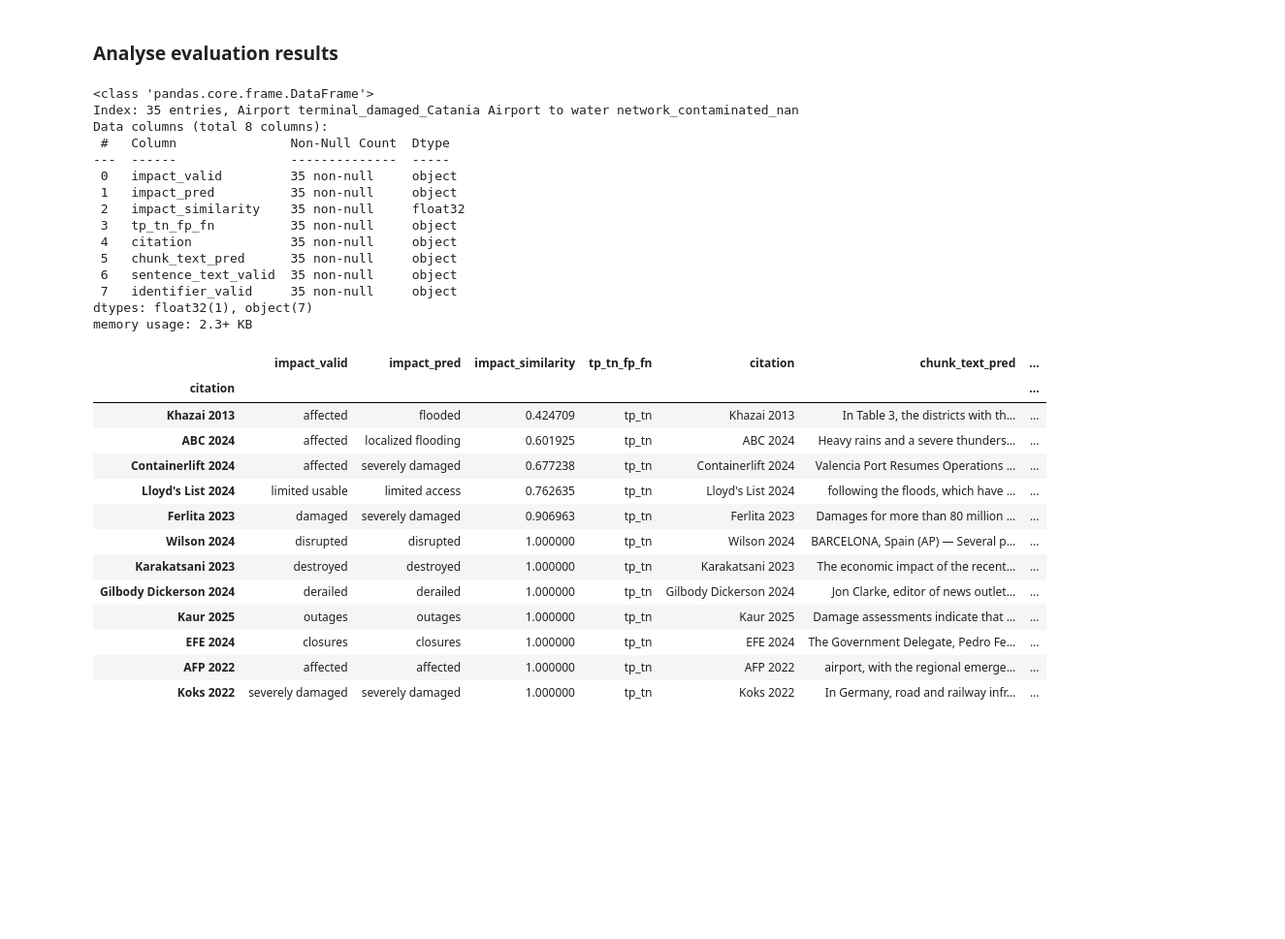
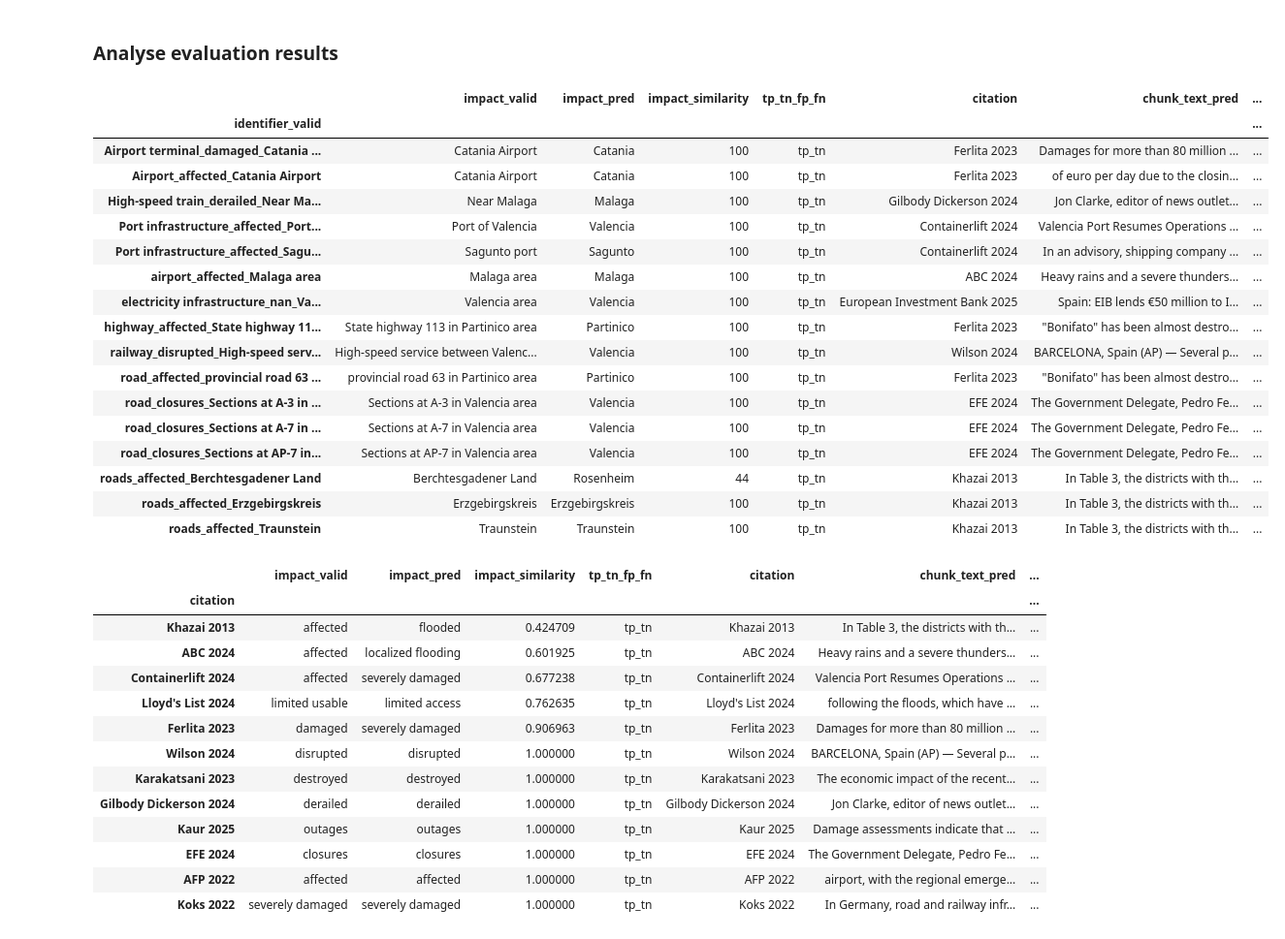
Before and after one commit to SWN-group-at-TU-Berlin/CI-impacts-information-retrieval, a Jupyter notebook: notebooks/llm_evaluation.ipynb, the cells around one changed output. Shown at 97% size. Saved outputs shown, nothing was run; the diff lists cells and outputs as text; code cells hidden in the pictures; blank space fills up the shorter version.

```diff
--- a/notebooks/llm_evaluation.ipynb
+++ b/notebooks/llm_evaluation.ipynb
@@ -261,7 +267,7 @@ for col in ["ci1_type", "ci1_damage", "ci1_location"]:
 print("Match chunk text of each prediction entry with related validiation entries (nth:1 pairs)") # getting nth:1 pairs
 
 df_pred_valid_all = pd.DataFrame()
-threshold = 95
+threshold = 85
 
 # find for each prediction entry all validation entries for respective chunk
 # these validation entries are candidates from which the most similar one to the pred. entry is taken to calc. model recall
@@ -316,0 +323,3 @@ memory usage: 27.5+ KB
+# %%
+pd.set_option('display.max_colwidth', 600)
+df_pred_valid_all.iloc[[46, 42, 45, 43, 44, 122, 123, 124, 125, 126, 127, 128, 129, 130, 131, 132, 133, 134, 135, 136, 137, 138, 139, 140 , 198, 199, 200, 201, 202, 151]][["sentence_text_valid", "chunk_text_pred","text_similarity"]]
@@ -345,12 +393,12 @@ for column_valid, column_pred in zip(columns_valid, columns_pred):
             pred_vec = nlp(pred_impact).vector
             valid_vec = nlp(valid_impact).vector
 
-            ## calc. similarity by impact type (e.g. ci, damage, location)
-            # if column_pred == "location_pred":
-            #     similarity_score = fuzz.partial_ratio(pred_impact, valid_impact)
-            # else:
-            #     # calculate cosine similarity for each pred-valid pair
-            similarity_score = cosine_similarity(pred_vec, valid_vec)  # 0-1 value, the higher the more similar
+            # calc. similarity by impact type (e.g. ci, damage, location)
+            if column_pred == "location_pred":
+                similarity_score = fuzz.partial_ratio(pred_impact, valid_impact)
+            else:
+                # calculate cosine similarity for each pred-valid pair
+                similarity_score = cosine_similarity(pred_vec, valid_vec)  # 0-1 value, the higher the more similar
 
             # store results
             dict_pair = {
@@ -384,12 +432,13 @@ for column_valid, column_pred in zip(columns_valid, columns_pred):
     print(f" ---------- Evaluation summary statistics: {column_pred}-----------")
     print(df_pred_valid_smltry_all.impact_similarity.describe())
 
-    SIMILARITY_FILENAME = f'{column_pred}_{SIMILARITY_LLM_FILENAME}'
+    SIMILARITY_FILENAME = f"{column_pred.replace('_pred', '')}_{SIMILARITY_LLM_FILENAME}"
     SIMILARITY_FILEPATH = Path(PATH_EVAL_RESULT / SIMILARITY_FILENAME)
 
 
     print("Saving evaluation statistics, distribution plots, and scores to ", SIMILARITY_FILEPATH.stem, "[.parquet, _stats.json]")
-    with open(SIMILARITY_FILEPATH, 'w') as f:
+
+    with open(SIMILARITY_FILEPATH, "w") as f:
 
         # results csv, parquet
         df_pred_valid_smltry_all.to_csv(SIMILARITY_FILEPATH.with_suffix('.csv'), index=False)
@@ -404,6 +453,7 @@ for column_valid, column_pred in zip(columns_valid, columns_pred):
         # distribution plots
         df_pred_valid_smltry_all.impact_similarity.hist(bins=100)
         plt.savefig(SIMILARITY_FILEPATH.parent / f"{SIMILARITY_FILEPATH.stem}_hist.png")
+        plt.close()
 # %% [output]
  --- For each unique valid case (unique combi: [ci_valid, damage_valid, location_valid, sentence_text]) calculate similarity ---
 
@@ -415,23 +475,26 @@ Index: []
 # %% [markdown]
 ### Analyse evaluation results
 # %%
-df_pred_valid_smltry_all.info()
+df_pred_valid_smltry_all#.info()
 # %% [output]
-<class 'pandas.core.frame.DataFrame'>
-Index: 35 entries, Airport terminal_damaged_Catania Airport to water network_contaminated_nan
-Data columns (total 8 columns):
- #   Column               Non-Null Count  Dtype
----  ------               --------------  -----
- 0   impact_valid         35 non-null     object
- 1   impact_pred          35 non-null     object
- 2   impact_similarity    35 non-null     float32
- 3   tp_tn_fp_fn          35 non-null     object
- 4   citation             35 non-null     object
- 5   chunk_text_pred      35 non-null     object
- 6   sentence_text_valid  35 non-null     object
- 7   identifier_valid     35 non-null     object
-dtypes: float32(1), object(7)
-memory usage: 2.3+ KB
+|  | impact_valid | impact_pred | impact_similarity | tp_tn_fp_fn | citation | chunk_text_pred | ... |
+| identifier_valid |  |  |  |  |  |  | ... |
+| Airport terminal_damaged_Catania ... | Catania Airport | Catania | 100 | tp_tn | Ferlita 2023 | Damages for more than 80 million ... | ... |
+| Airport_affected_Catania Airport | Catania Airport | Catania | 100 | tp_tn | Ferlita 2023 | of euro per day due to the closin... | ... |
+| High-speed train_derailed_Near Ma... | Near Malaga | Malaga | 100 | tp_tn | Gilbody Dickerson 2024 | Jon Clarke, editor of news outlet... | ... |
+| Port infrastructure_affected_Port... | Port of Valencia | Valencia | 100 | tp_tn | Containerlift 2024 | Valencia Port Resumes Operations ... | ... |
+| Port infrastructure_affected_Sagu... | Sagunto port | Sagunto | 100 | tp_tn | Containerlift 2024 | In an advisory, shipping company ... | ... |
+| airport_affected_Malaga area | Malaga area | Malaga | 100 | tp_tn | ABC 2024 | Heavy rains and a severe thunders... | ... |
+| electricity infrastructure_nan_Va... | Valencia area | Valencia | 100 | tp_tn | European Investment Bank 2025 | Spain: EIB lends €50 million to I... | ... |
+| highway_affected_State highway 11... | State highway 113 in Partinico area | Partinico | 100 | tp_tn | Ferlita 2023 | "Bonifato" has been almost destro... | ... |
+| railway_disrupted_High-speed serv... | High-speed service between Valenc... | Valencia | 100 | tp_tn | Wilson 2024 | BARCELONA, Spain (AP) — Several p... | ... |
+| road_affected_provincial road 63 ... | provincial road 63 in Partinico area | Partinico | 100 | tp_tn | Ferlita 2023 | "Bonifato" has been almost destro... | ... |
+| road_closures_Sections at A-3 in ... | Sections at A-3 in Valencia area | Valencia | 100 | tp_tn | EFE 2024 | The Government Delegate, Pedro Fe... | ... |
+| road_closures_Sections at A-7 in ... | Sections at A-7 in Valencia area | Valencia | 100 | tp_tn | EFE 2024 | The Government Delegate, Pedro Fe... | ... |
+| road_closures_Sections at AP-7 in... | Sections at AP-7 in Valencia area | Valencia | 100 | tp_tn | EFE 2024 | The Government Delegate, Pedro Fe... | ... |
+| roads_affected_Berchtesgadener Land | Berchtesgadener Land | Rosenheim | 44 | tp_tn | Khazai 2013 | In Table 3, the districts with th... | ... |
+| roads_affected_Erzgebirgskreis | Erzgebirgskreis | Erzgebirgskreis | 100 | tp_tn | Khazai 2013 | In Table 3, the districts with th... | ... |
+| roads_affected_Traunstein | Traunstein | Traunstein | 100 | tp_tn | Khazai 2013 | In Table 3, the districts with th... | ... |
 # %%
 ## find out for which docs model performed bad (or good)
 ## based on this info try to improve model
```
Also changed, not shown: parts of 10 cells of this notebook, 5 other files.
